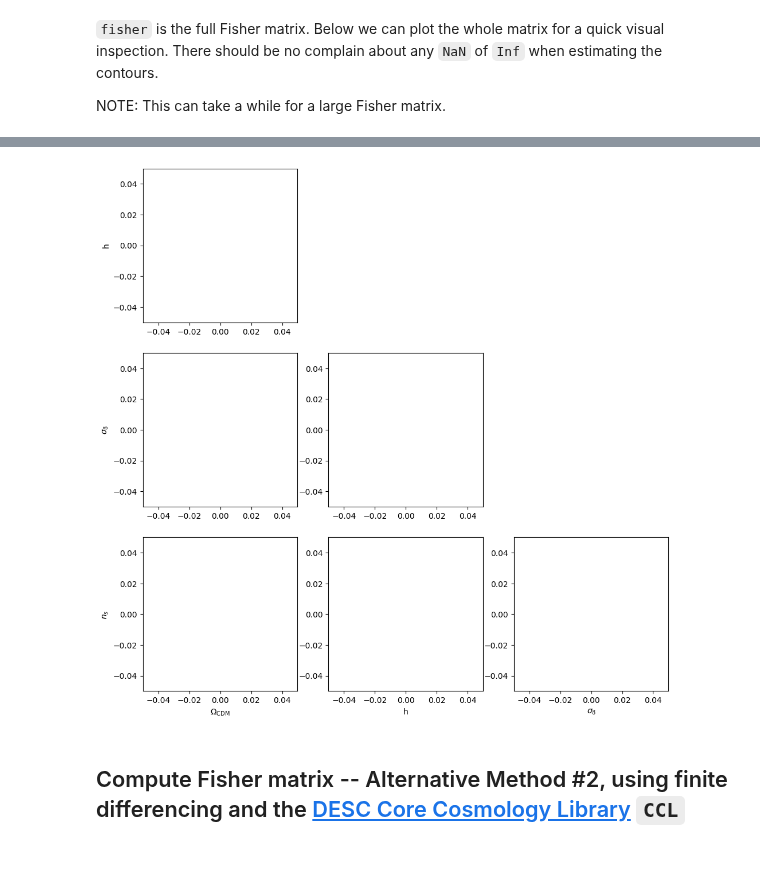
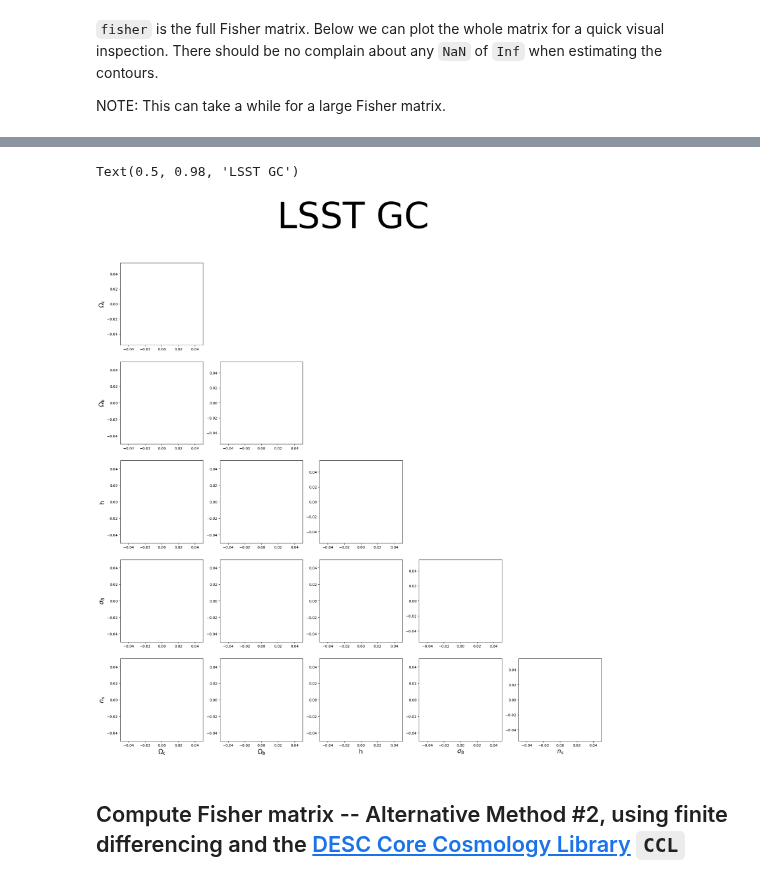
Before and after one commit to cmatties/CAMB-Workbook, a Jupyter notebook: Fisher_LSSTY1_Omega_m_Gamma.ipynb, the cells around one changed output, grey strips where cells are left out. Saved outputs shown, nothing was run; the diff lists cells and outputs as text; code cells hidden in the pictures.

````diff
--- a/Fisher_LSSTY1_Omega_m_Gamma.ipynb
+++ b/Fisher_LSSTY1_Omega_m_Gamma.ipynb
@@ -87,4 +122,4 @@ No GPU/TPU found, falling back to CPU. (Set TF_CPP_MIN_LOG_LEVEL=0 and rerun for
 ### Specify standard input parameter(s)
 # %%
 ## The number of cosmological parameters in the parameter vector, i.e. the number of cosmo parameters we vary
-cosmo_param_nr=4
+cosmo_param_nr=5
@@ -346,14 +430,15 @@ def compute_gaussian_covariance(params,nzs_source,nzs_lens=nzs_l,ell=ell,f_sky=0
     """
     ## First unpack parameter vector
     cosmo_params, (A, eta), m, dz_s, b_l, dz_l = unpack_params_vec(params)
+    #cosmo_params, b_l, dz_l = unpack_params_vec(params)
 
     ## Define cosmology
     cosmo = jc.Cosmology(Omega_c=cosmo_params[0],
-                         Omega_b=PL18_omegab,
+                         Omega_b=cosmo_params[1],
                          Omega_k=PL18_omegak,
-                         h=cosmo_params[1],
-                         sigma8=cosmo_params[2],
-                         n_s=cosmo_params[3],
+                         h=cosmo_params[2],
+                         sigma8=cosmo_params[3],
+                         n_s=cosmo_params[4],
                          w0=PL18_w0, wa=PL18_wa)#, gamma = cosmo_params[4])
 
     ## Build source nz with redshift systematic bias
@@ -373,6 +458,7 @@ def compute_gaussian_covariance(params,nzs_source,nzs_lens=nzs_l,ell=ell,f_sky=0
                                     ia_bias=a_ia,
                                     multiplicative_bias=m),
              jc.probes.NumberCounts(nzs_l_sys, b)]
+    #probes = [jc.probes.NumberCounts(nzs_l_sys, b)]
 
     cl_signal = jc.angular_cl.angular_cl(cosmo, ell, probes)
     cl_noise = jc.angular_cl.noise_cl(ell, probes)
@@ -393,7 +479,7 @@ prc_mat = np.linalg.inv(cov_mat)
 We wrote a function to compute the mean of the 3x2-point data vector. We can use that to compute the Jacobian using ```jax-cosmo```
 # %%
 # Defining jax-cosmo jacobian
-compute_3x2pt_jac = jax.jit(jax.jacrev(compute_3x2pt_mean))
+compute_3x2pt_jac = jax.jit(jax.jacfwd(compute_3x2pt_mean))
 # %%
 jacobian = compute_3x2pt_jac(fid_params,nzs_s)
 #%timeit compute_3x2pt_jac(fid_params,nzs_s).block_until_ready()
@@ -453,7 +539,7 @@ print(fisher)
 
 NOTE: This can take a while for a large Fisher matrix.
 # %%
-fig= plt.figure(figsize=(fisher.shape[0], fisher.shape[1]))
+fig= plt.figure(figsize=(fisher.shape[0]*1.5, fisher.shape[1]*1.5))
 plt.rcParams.update({
     "font.size": 10})
 
@@ -462,3 +548,7 @@ for i in range(fisher.shape[0]):
         if j<i:
             plt.subplot(fisher.shape[0],fisher.shape[1],i*fisher.shape[0]+j+1)
             plot_contours(fisher, fid_params, np.array([j,i]),fill=False,color='C0')
+        if j==i:
+            plt.subplot(fisher.shape[0], fisher.shape[1], i*fisher.shape[0]+j+1)
+            plot_Gaussian(fisher, fid_params, i, color='C0', nstd=2)
+fig.suptitle('LSST GC', fontsize=100)
@@ -465,24 +558,35 @@ for i in range(fisher.shape[0]):
 # %%
-param_names = (r'$\Omega_\mathrm{CDM}$', 'h', r'$\sigma_8$', r'$n_s$', r'$\gamma$')
+param_names = (r'$\Omega_\mathrm{c}$', r'$\Omega_\mathrm{b}$', 'h', r'$\sigma_8$', r'$n_s$', r'$\gamma$')
 F_cosmo_only = np.linalg.inv(np.linalg.inv(fisher)[:cosmo_param_nr, :cosmo_param_nr])
-fig= plt.figure(figsize=(F_cosmo_only.shape[0]*4, F_cosmo_only.shape[1]*4))
+fid_params_subset = fid_params[:F_cosmo_only.shape[0]]
+
+fig= plt.figure(figsize=((F_cosmo_only.shape[0]+1)*4, (F_cosmo_only.shape[1]+1)*4))
 plt.rcParams.update({
     "font.size": 10})
 
 axes = []
 
 for i in range(F_cosmo_only.shape[0]):
     for j in range(F_cosmo_only.shape[1]):
+        #print(str(i)+','+str(j))
         if j<i:
             ax = plt.subplot(F_cosmo_only.shape[0],F_cosmo_only.shape[1],i*F_cosmo_only.shape[0]+j+1)
             if j==0 or i==F_cosmo_only.shape[0]-1:
                 axes.append(ax)
-            plot_contours(F_cosmo_only, fid_params, np.array([j,i]),fill=False,color='C0')
-for i in range(cosmo_param_nr-1):
-    axes[i].set_ylabel(param_names[i+1])
-    axes[i+cosmo_param_nr-2].set_xlabel(param_names[i])
+            plot_contours(F_cosmo_only, fid_params_subset, np.array([j,i]), ax=ax, fill=False,color='C0')
+        if j==i:
+            ax = plt.subplot(F_cosmo_only.shape[0],F_cosmo_only.shape[1],i*F_cosmo_only.shape[0]+j+1)
+            if j==(cosmo_param_nr-1) or j==0:
+                axes.append(ax)
+            plot_Gaussian(F_cosmo_only, fid_params, i, ax=ax, nstd=2, color='C0')
+for i in np.arange(cosmo_param_nr):
+    axes[i].set_ylabel(param_names[i], fontsize='xx-large')
+    axes[i+cosmo_param_nr-1].set_xlabel(param_names[i], fontsize='xx-large')
+
+fig.suptitle('LSST GC', fontsize=100)
 # %% [output]
+Text(0.5, 0.98, 'LSST GC')
-[figure, old version]
+[figure, new version]
 # %% [markdown]
 ## Compute Fisher matrix -- Alternative Method #2, using finite differencing and the [DESC Core Cosmology Library](https://github.com/LSSTDESC/CCL) ```CCL```
 # %% [markdown]
````
Also changed, not shown: parts of 25 cells of this notebook.
